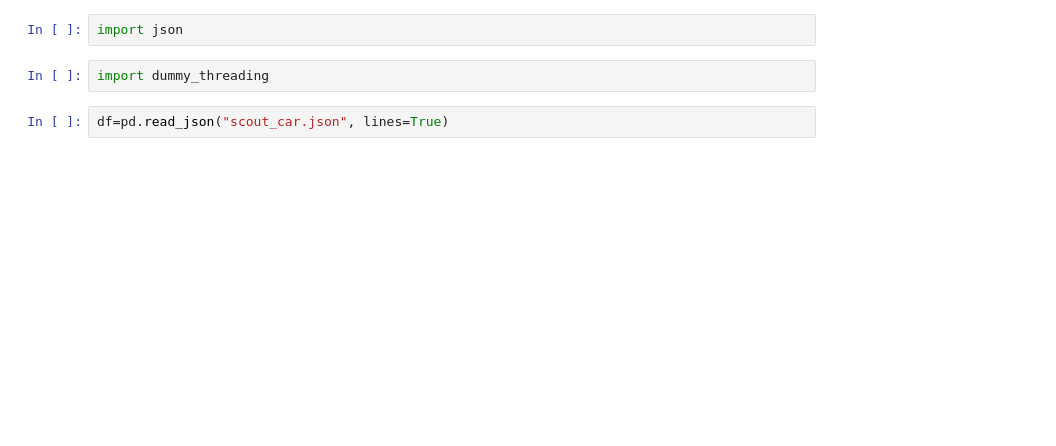
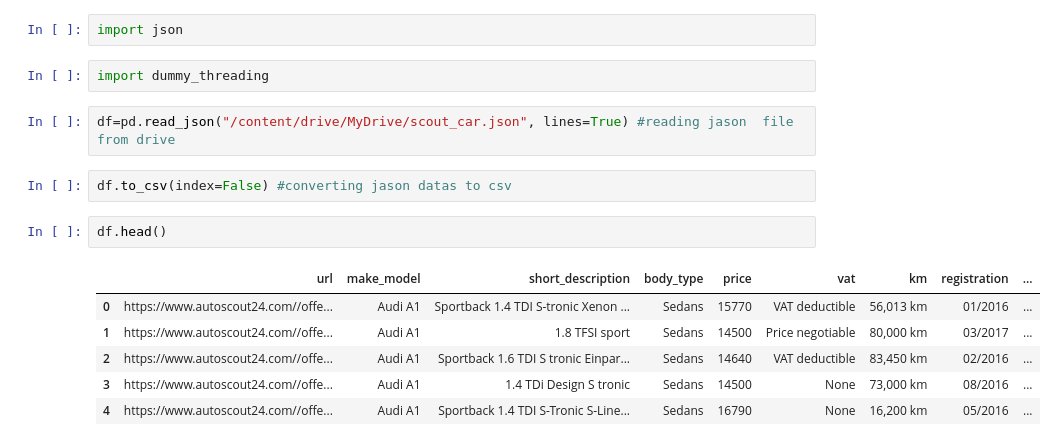
Before and after one commit to nadireus/AUTOSCOUT-P, a Jupyter notebook: AutoScout_Data_Analysis_Project.ipynb, the cells around one changed output. Drawn from its saved outputs; the diff is of its cells as text; blank space fills up the shorter version.

```diff
--- a/AutoScout_Data_Analysis_Project.ipynb
+++ b/AutoScout_Data_Analysis_Project.ipynb
@@ -13,4 +32,15 @@ import json
 # %%
 import dummy_threading
 # %%
-df=pd.read_json("scout_car.json", lines=True)
+df=pd.read_json("/content/drive/MyDrive/scout_car.json", lines=True) #reading jason  file from drive
+# %%
+df.to_csv(index=False) #converting jason datas to csv
+# %%
+df.head()
+# %% [output]
+|  | url | make_model | short_description | body_type | price | vat | km | registration | ... |
+| 0 | https://www.autoscout24.com//offe... | Audi A1 | Sportback 1.4 TDI S-tronic Xenon ... | Sedans | 15770 | VAT deductible | 56,013 km | 01/2016 | ... |
+| 1 | https://www.autoscout24.com//offe... | Audi A1 | 1.8 TFSI sport | Sedans | 14500 | Price negotiable | 80,000 km | 03/2017 | ... |
+| 2 | https://www.autoscout24.com//offe... | Audi A1 | Sportback 1.6 TDI S tronic Einpar... | Sedans | 14640 | VAT deductible | 83,450 km | 02/2016 | ... |
+| 3 | https://www.autoscout24.com//offe... | Audi A1 | 1.4 TDi Design S tronic | Sedans | 14500 | None | 73,000 km | 08/2016 | ... |
+| 4 | https://www.autoscout24.com//offe... | Audi A1 | Sportback 1.4 TDI S-Tronic S-Line... | Sedans | 16790 | None | 16,200 km | 05/2016 | ... |
```
Also changed, not shown: parts of 17 cells of this notebook.
